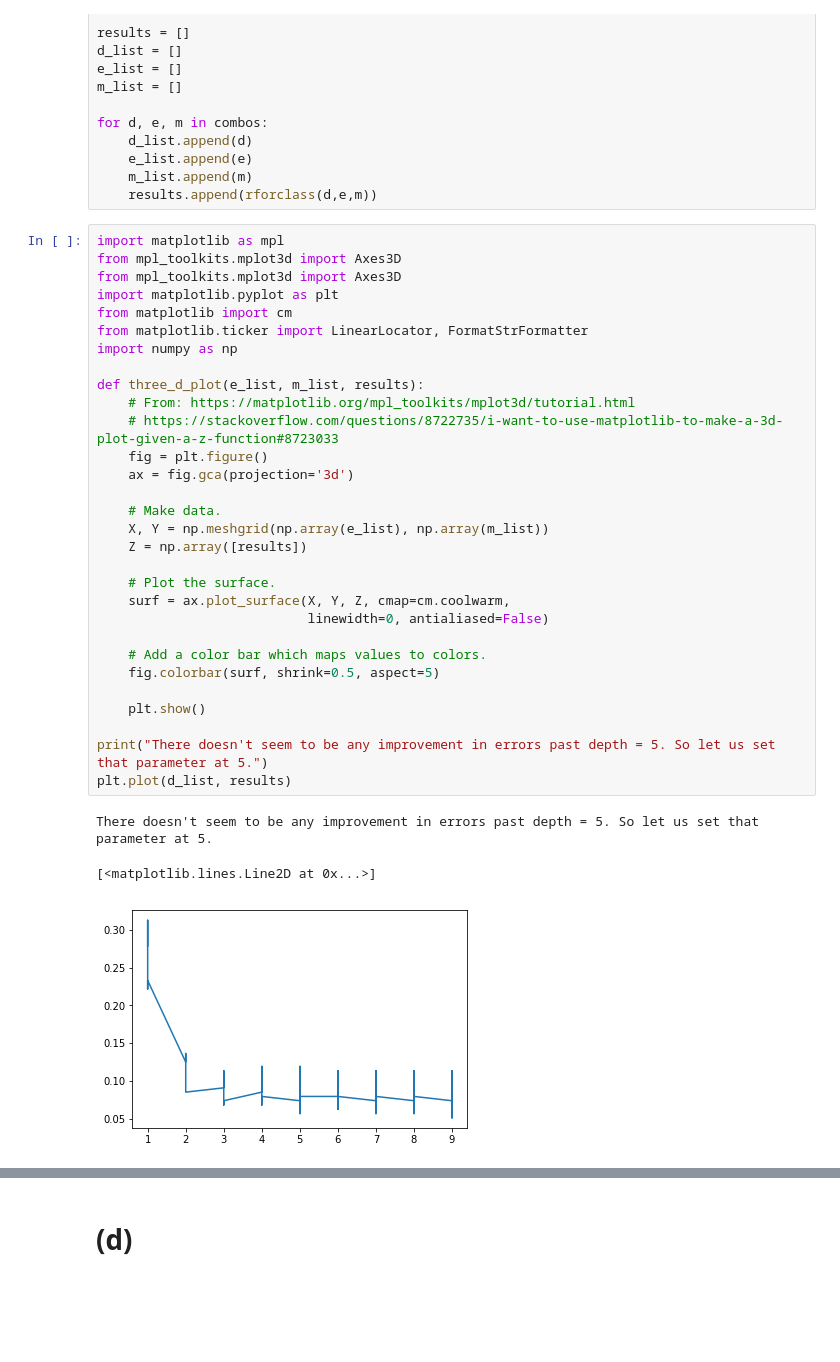
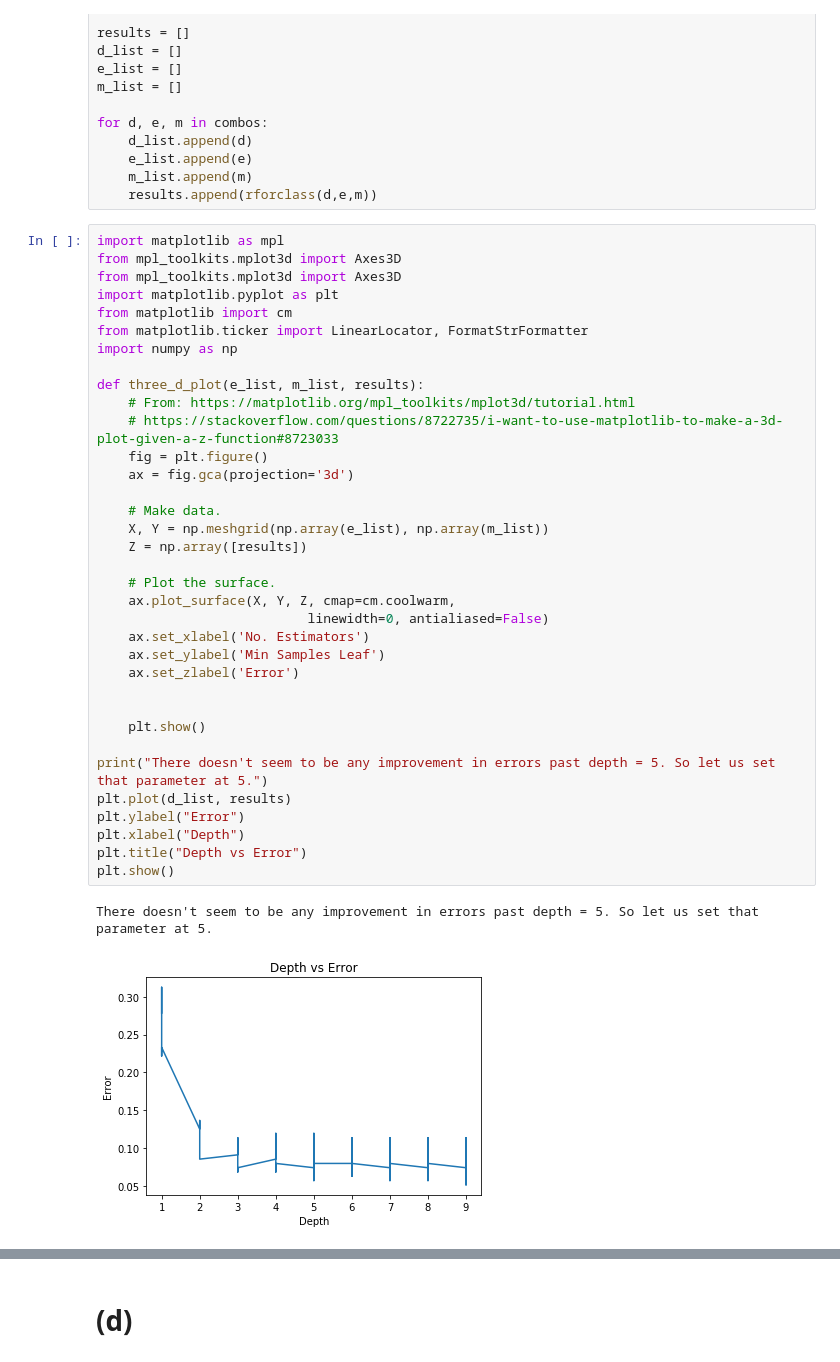
Before and after one commit to UC-MACSS/persp-model_W18, a Jupyter notebook: Students/AmosT/PS8/PS8_TAMOS.ipynb, the cells around one changed output, grey strips where cells are left out. Saved outputs shown, nothing was run; the diff lists cells and outputs as text; blank space fills up the shorter version.

Commit message:
plot on c

```diff
--- a/Students/AmosT/PS8/PS8_TAMOS.ipynb
+++ b/Students/AmosT/PS8/PS8_TAMOS.ipynb
@@ -137,37 +137,41 @@ for d, e, m in combos:
 # %%
 import matplotlib as mpl
 from mpl_toolkits.mplot3d import Axes3D
 from mpl_toolkits.mplot3d import Axes3D
 import matplotlib.pyplot as plt
 from matplotlib import cm
 from matplotlib.ticker import LinearLocator, FormatStrFormatter
 import numpy as np
 
 def three_d_plot(e_list, m_list, results):
     # From: https://matplotlib.org/mpl_toolkits/mplot3d/tutorial.html
     # https://stackoverflow.com/questions/8722735/i-want-to-use-matplotlib-to-make-a-3d-plot-given-a-z-function#8723033
     fig = plt.figure()
     ax = fig.gca(projection='3d')
 
     # Make data.
     X, Y = np.meshgrid(np.array(e_list), np.array(m_list))
     Z = np.array([results])
 
     # Plot the surface.
-    surf = ax.plot_surface(X, Y, Z, cmap=cm.coolwarm,
+    ax.plot_surface(X, Y, Z, cmap=cm.coolwarm,
                            linewidth=0, antialiased=False)
+    ax.set_xlabel('No. Estimators')
+    ax.set_ylabel('Min Samples Leaf')
+    ax.set_zlabel('Error')
 
-    # Add a color bar which maps values to colors.
-    fig.colorbar(surf, shrink=0.5, aspect=5)
 
     plt.show()
 
 print("There doesn't seem to be any improvement in errors past depth = 5. So let us set that parameter at 5.")
 plt.plot(d_list, results)
+plt.ylabel("Error")
+plt.xlabel("Depth")
+plt.title("Depth vs Error")
+plt.show()
 # %% [output]
 There doesn't seem to be any improvement in errors past depth = 5. So let us set that parameter at 5.
-[<matplotlib.lines.Line2D at 0x...>]
-[figure, old version]
+[figure, new version]
 # %%
 # using d = 5
 e_range = np.arange(20,50,1)
```
Also changed, not shown: parts of 2 cells of this notebook.
